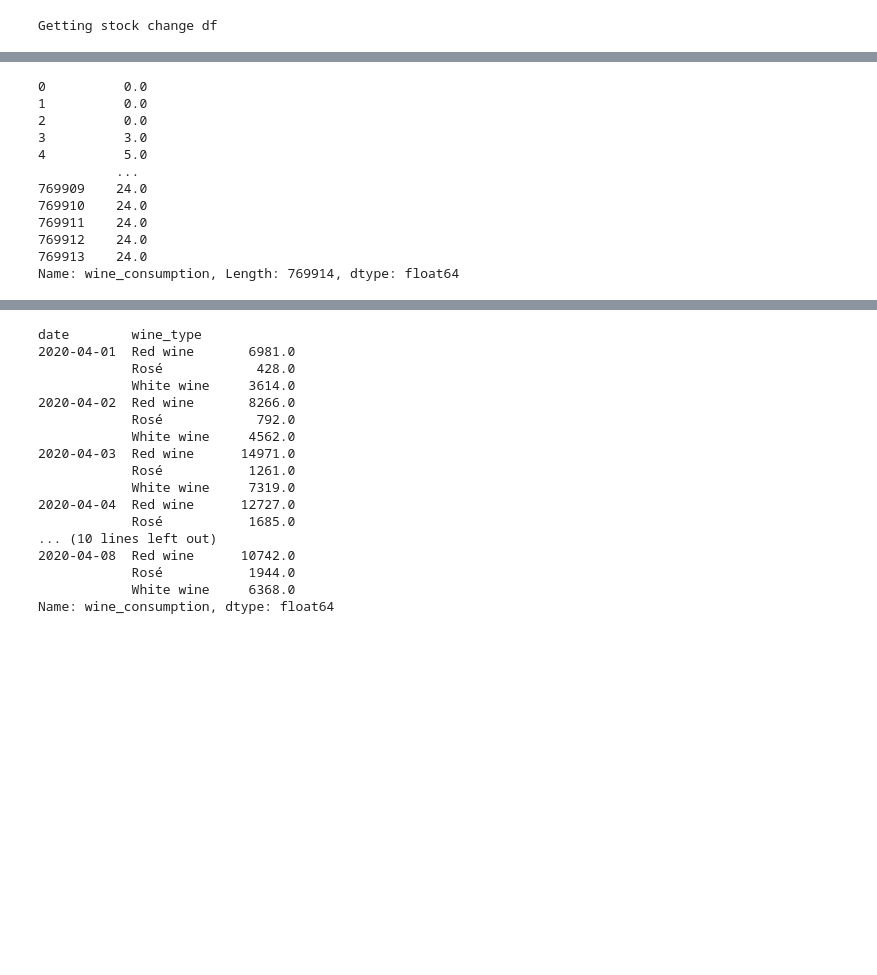
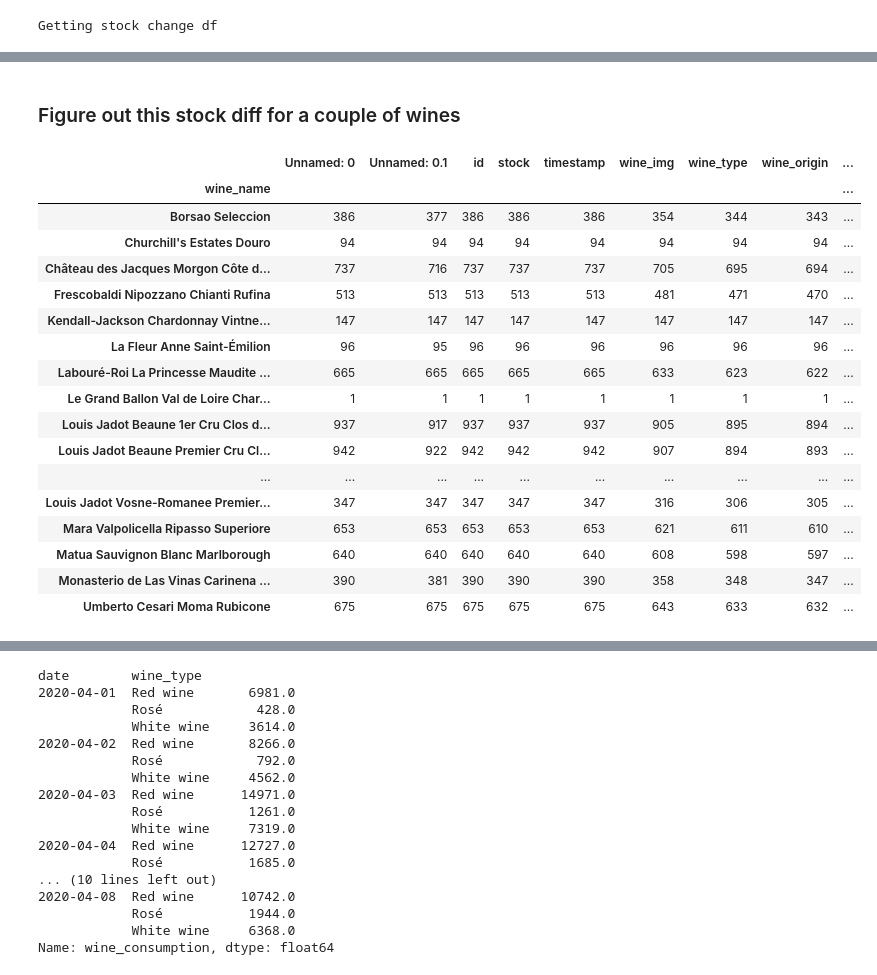
Before and after one commit to archydeberker/a-glass-of-wine, a Jupyter notebook: analyze_data.ipynb, the cells around one changed output, grey strips where cells are left out. Saved outputs shown, nothing was run; the diff lists cells and outputs as text; code cells hidden in the pictures; blank space fills up the shorter version.

```diff
--- a/analyze_data.ipynb
+++ b/analyze_data.ipynb
@@ -410,0 +424,2 @@ counter.online_df.sort_values(by=['id', 'timestamp'], inplace=True)
+# %% [markdown]
+### Figure out this stock diff for a couple of wines
@@ -411,17 +428,23 @@ counter.online_df.sort_values(by=['id', 'timestamp'], inplace=True)
+# %%
+subdf.groupby('wine_name').count()
+# %% [output]
+|  | Unnamed: 0 | Unnamed: 0.1 | id | stock | timestamp | wine_img | wine_type | wine_origin | ... |
+| wine_name |  |  |  |  |  |  |  |  | ... |
+| Borsao Seleccion | 386 | 377 | 386 | 386 | 386 | 354 | 344 | 343 | ... |
+| Churchill's Estates Douro | 94 | 94 | 94 | 94 | 94 | 94 | 94 | 94 | ... |
+| Château des Jacques Morgon Côte d... | 737 | 716 | 737 | 737 | 737 | 705 | 695 | 694 | ... |
+| Frescobaldi Nipozzano Chianti Rufina | 513 | 513 | 513 | 513 | 513 | 481 | 471 | 470 | ... |
+| Kendall-Jackson Chardonnay Vintne... | 147 | 147 | 147 | 147 | 147 | 147 | 147 | 147 | ... |
+| La Fleur Anne Saint-Émilion | 96 | 95 | 96 | 96 | 96 | 96 | 96 | 96 | ... |
+| Labouré-Roi La Princesse Maudite ... | 665 | 665 | 665 | 665 | 665 | 633 | 623 | 622 | ... |
+| Le Grand Ballon Val de Loire Char... | 1 | 1 | 1 | 1 | 1 | 1 | 1 | 1 | ... |
+| Louis Jadot Beaune 1er Cru Clos d... | 937 | 917 | 937 | 937 | 937 | 905 | 895 | 894 | ... |
+| Louis Jadot Beaune Premier Cru Cl... | 942 | 922 | 942 | 942 | 942 | 907 | 894 | 893 | ... |
+| ... | ... | ... | ... | ... | ... | ... | ... | ... | ... |
+| Louis Jadot Vosne-Romanee Premier... | 347 | 347 | 347 | 347 | 347 | 316 | 306 | 305 | ... |
+| Mara Valpolicella Ripasso Superiore | 653 | 653 | 653 | 653 | 653 | 621 | 611 | 610 | ... |
+| Matua Sauvignon Blanc Marlborough | 640 | 640 | 640 | 640 | 640 | 608 | 598 | 597 | ... |
+| Monasterio de Las Vinas Carinena ... | 390 | 381 | 390 | 390 | 390 | 358 | 348 | 347 | ... |
+| Umberto Cesari Moma Rubicone | 675 | 675 | 675 | 675 | 675 | 643 | 633 | 632 | ... |
 # %%
-df['stock_change'] = df['stock'].diff()
-df['wine_consumption']=df['stock_change'].apply(lambda x: abs(min(0, x)))
-df.groupby('id')['wine_consumption'].cumsum()
+sc = subdf.groupby('wine_name')['stock'].diff().apply(lambda x: abs(min(x, 0)))
-# %% [output]
-0          0.0
-1          0.0
-2          0.0
-3          3.0
-4          5.0
-          ...
-769909    24.0
-769910    24.0
-769911    24.0
-769912    24.0
-769913    24.0
-Name: wine_consumption, Length: 769914, dtype: float64
```
Also changed, not shown: parts of 22 cells of this notebook, 2 other files.
